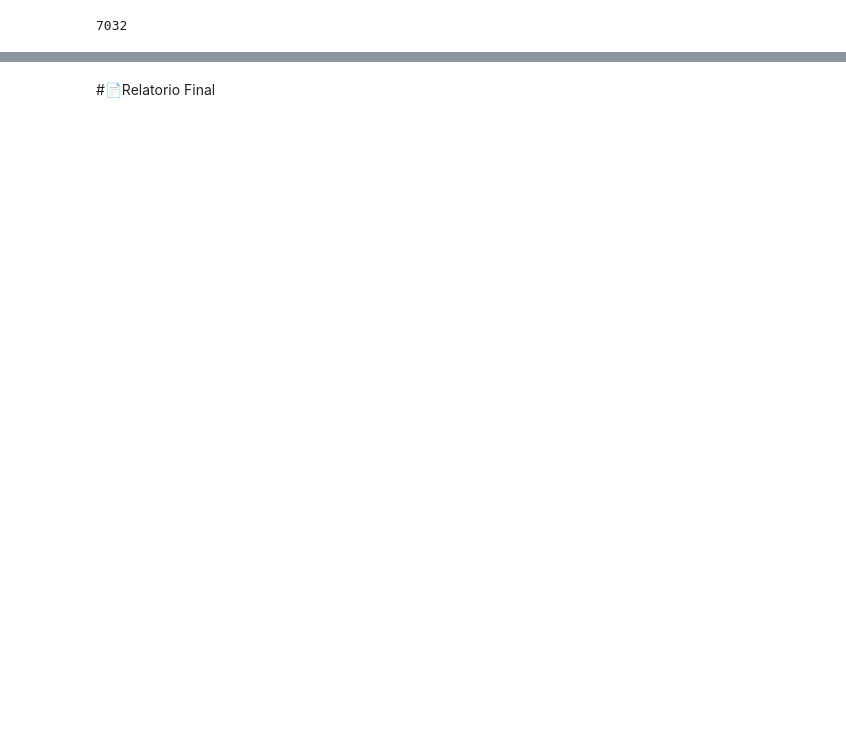
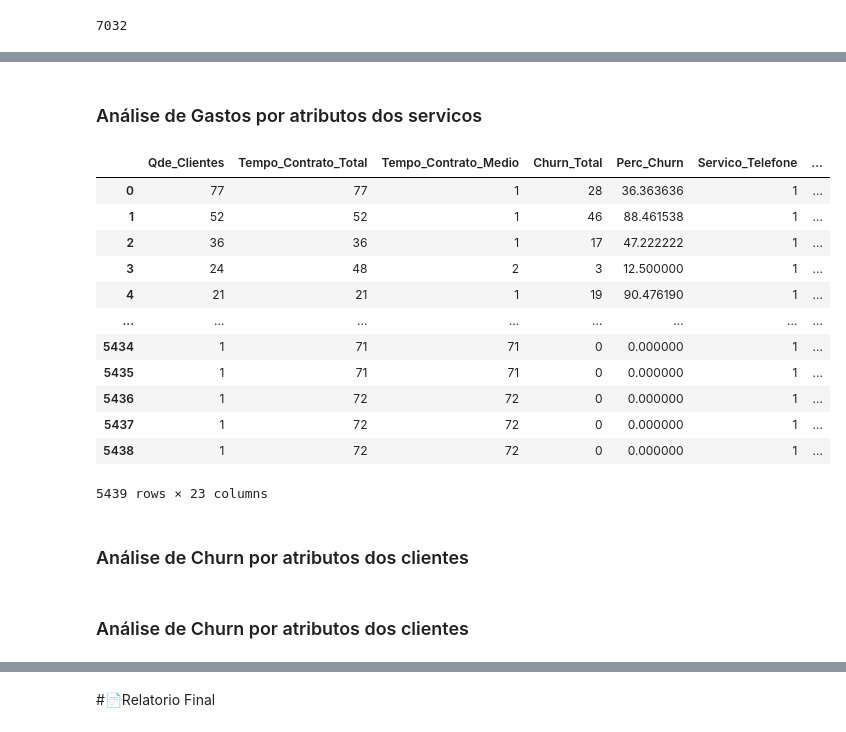
Before and after one commit to mauricioaalmeida/ONE-TelecomX, a Jupyter notebook: TelecomX_BR.ipynb, the cells around one changed output, grey strips where cells are left out. Cells and saved outputs as stored; diff of their text form; code cells hidden in the pictures; blank space fills up the shorter version.

```diff
--- a/TelecomX_BR.ipynb
+++ b/TelecomX_BR.ipynb
@@ -455,0 +627,19 @@ gastos.to_sql('fato_gasto_totais', engine, index=True)
+# %%
+query = """
+  SELECT Genero, Idoso, Casal, Dependentes, count(c.ID_Cliente) as Qde_Clientes,
+  Servico_Telefone, Servico_MultiplasLinhas, Servico_Internet,
+  Opt_OnlineSecurity, Opt_OnlineBackup, Opt_DeviceProtection, Opt_TechSupport, Opt_StreamingTV, Opt_StreamingMovies
+  FROM dim_clientes as c
+  INNER JOIN fato_gastos as g ON c.ID_Cliente = g.ID_Cliente
+  INNER JOIN fato_servicos_clientes as s ON c.ID_Cliente = s.ID_Cliente
+  INNER JOIN dim_tipos_servicos as ts ON s.ID_Servicos = ts.ID_Servicos
+  GROUP BY ts.Servico_Telefone, ts.Servico_MultiplasLinhas, ts.Servico_Internet,
+  ts.Opt_OnlineSecurity, ts.Opt_OnlineBackup, ts.Opt_DeviceProtection, ts.Opt_TechSupport,
+  ts.Opt_StreamingTV, ts.Opt_StreamingMovies,c.Genero, c.Idoso, c.Casal, c.Dependentes
+  ORDER by Qde_Clientes DESC
+"""
+with engine.connect() as conn:
+    result = conn.execute(text(query))
+    conn.commit()
+ouro_Clientes_Servicos = pd.DataFrame(result.fetchall(), columns=result.keys())
+ouro_Clientes_Servicos.head()
@@ -455,0 +684,42 @@ gastos.to_sql('fato_gasto_totais', engine, index=True)
+# %% [markdown]
+### Análise de Gastos por atributos dos servicos
+# %%
+query = """
+  SELECT count(c.ID_Cliente) as Qde_Clientes, sum(Tempo_Contrato) as Tempo_Contrato_Total,
+  sum(Tempo_Contrato)/count(c.ID_Cliente) as Tempo_Contrato_Medio, sum(Churn) as Churn_Total,
+  sum(Churn)*100.0/count(c.ID_Cliente) as Perc_Churn,
+  Servico_Telefone, Servico_MultiplasLinhas, Servico_Internet,
+  Opt_OnlineSecurity, Opt_OnlineBackup, Opt_DeviceProtection, Opt_TechSupport, Opt_StreamingTV, Opt_StreamingMovies,
+  Tipo_Contrato, FaturaOnline, Forma_Pagto,
+  sum(Conta_Mensal) as Gasto_Mensal, sum(Conta_Total) as Gasto_Total, sum(Conta_Diarias) as Gasto_Diarias,
+  sum(conta_Diarias)/count(c.ID_Cliente) As Media_Gasto_Dia,
+  sum(conta_Mensal)/count(c.ID_Cliente) As Media_Gasto_Mes,
+  sum(conta_Total)/count(c.ID_Cliente) As Media_Gasto_Total
+  FROM dim_contratos as c
+  INNER JOIN fato_gastos as g ON c.ID_Cliente = g.ID_Cliente
+  INNER JOIN fato_servicos_clientes as s ON c.ID_Cliente = s.ID_Cliente
+  INNER JOIN dim_tipos_servicos as ts ON s.ID_Servicos = ts.ID_Servicos
+  GROUP BY ts.Servico_Telefone, ts.Servico_MultiplasLinhas, ts.Servico_Internet,
+  ts.Opt_OnlineSecurity, ts.Opt_OnlineBackup, ts.Opt_DeviceProtection, ts.Opt_TechSupport, ts.Opt_StreamingTV, ts.Opt_StreamingMovies,
+  c.Tempo_Contrato, c.Tipo_Contrato, c.FaturaOnline, c.Forma_Pagto
+  ORDER by Qde_Clientes DESC
+"""
+with engine.connect() as conn:
+    result = conn.execute(text(query))
+    conn.commit()
+ouro_Gasto_Servicos = pd.DataFrame(result.fetchall(), columns=result.keys())
+ouro_Gasto_Servicos.head()
+# %% [output]
+|  | Qde_Clientes | Tempo_Contrato_Total | Tempo_Contrato_Medio | Churn_Total | Perc_Churn | Servico_Telefone | ... |
+| 0 | 77 | 77 | 1 | 28 | 36.363636 | 1 | ... |
+| 1 | 52 | 52 | 1 | 46 | 88.461538 | 1 | ... |
+| 2 | 36 | 36 | 1 | 17 | 47.222222 | 1 | ... |
+| 3 | 24 | 48 | 2 | 3 | 12.500000 | 1 | ... |
+| 4 | 21 | 21 | 1 | 19 | 90.476190 | 1 | ... |
+| ... | ... | ... | ... | ... | ... | ... | ... |
+| 5434 | 1 | 71 | 71 | 0 | 0.000000 | 1 | ... |
+| 5435 | 1 | 71 | 71 | 0 | 0.000000 | 1 | ... |
+| 5436 | 1 | 72 | 72 | 0 | 0.000000 | 1 | ... |
+| 5437 | 1 | 72 | 72 | 0 | 0.000000 | 1 | ... |
+| 5438 | 1 | 72 | 72 | 0 | 0.000000 | 1 | ... |
+5439 rows × 23 columns
@@ -455,0 +728,2 @@ gastos.to_sql('fato_gasto_totais', engine, index=True)
+# %% [markdown]
+### Análise de Churn por atributos dos clientes
@@ -455,0 +746,2 @@ gastos.to_sql('fato_gasto_totais', engine, index=True)
+# %% [markdown]
+### Análise de Churn por atributos dos clientes
```
Also changed, not shown: parts of 44 cells of this notebook.
